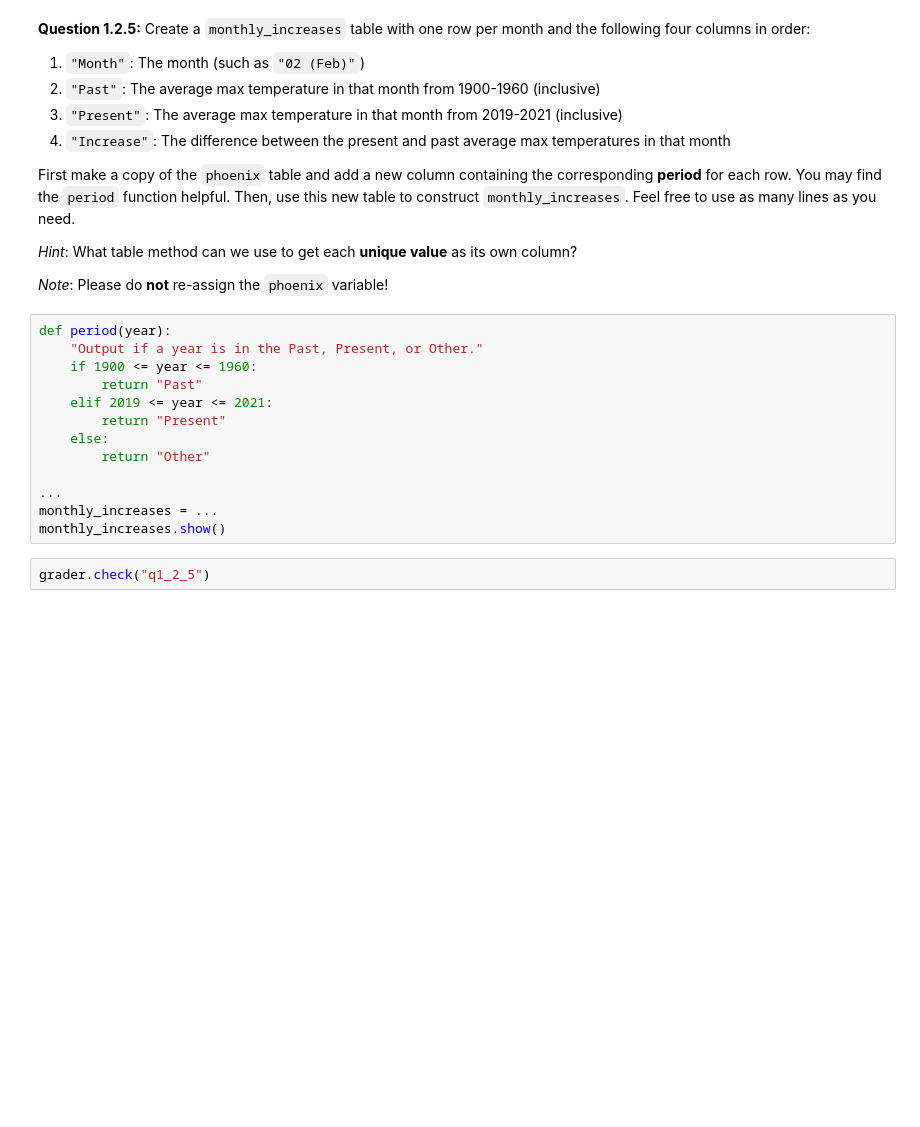
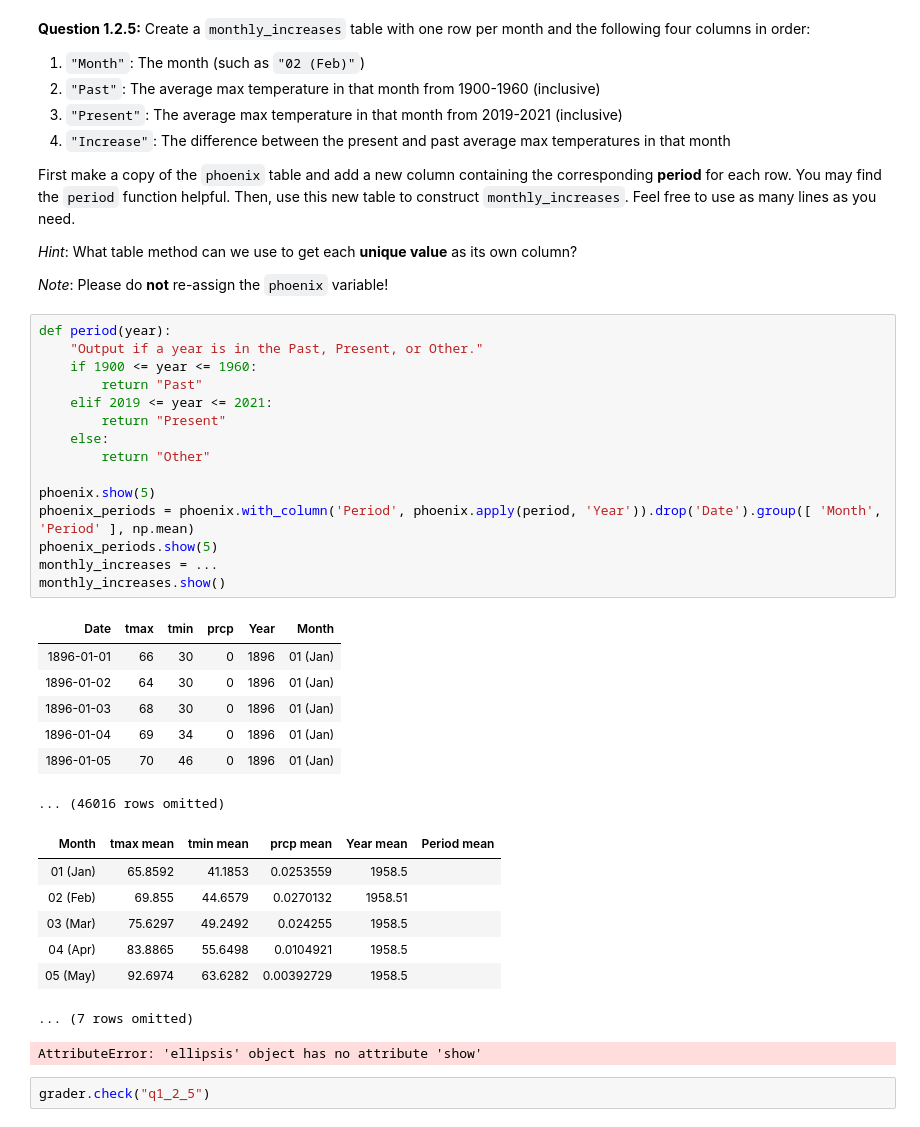
Before and after one commit to jaahay/CIS-124-HYA-CRN98243, a Jupyter notebook: project2_christie_hay.ipynb, the cells around one changed output. Cells and saved outputs as stored; diff of their text form; blank space fills up the shorter version.

```diff
--- a/project2_christie_hay.ipynb
+++ b/project2_christie_hay.ipynb
@@ -348,16 +354,34 @@ First make a copy of the `phoenix` table and add a new column containing the cor
 # %%
 def period(year):
     "Output if a year is in the Past, Present, or Other."
     if 1900 <= year <= 1960:
         return "Past"
     elif 2019 <= year <= 2021:
         return "Present"
     else:
         return "Other"
 
-...
+phoenix.show(5)
+phoenix_periods = phoenix.with_column('Period', phoenix.apply(period, 'Year')).drop('Date').group([ 'Month', 'Period' ], np.mean)
+phoenix_periods.show(5)
 monthly_increases = ...
 monthly_increases.show()
+# %% [output]
+| Date | tmax | tmin | prcp | Year | Month |
+| 1896-01-01 | 66 | 30 | 0 | 1896 | 01 (Jan) |
+| 1896-01-02 | 64 | 30 | 0 | 1896 | 01 (Jan) |
+| 1896-01-03 | 68 | 30 | 0 | 1896 | 01 (Jan) |
+| 1896-01-04 | 69 | 34 | 0 | 1896 | 01 (Jan) |
+| 1896-01-05 | 70 | 46 | 0 | 1896 | 01 (Jan) |
+... (46016 rows omitted)
+| Month | tmax mean | tmin mean | prcp mean | Year mean | Period mean |
+| 01 (Jan) | 65.8592 | 41.1853 | 0.0253559 | 1958.5 |  |
+| 02 (Feb) | 69.855 | 44.6579 | 0.0270132 | 1958.51 |  |
+| 03 (Mar) | 75.6297 | 49.2492 | 0.024255 | 1958.5 |  |
+| 04 (Apr) | 83.8865 | 55.6498 | 0.0104921 | 1958.5 |  |
+| 05 (May) | 92.6974 | 63.6282 | 0.00392729 | 1958.5 |  |
+... (7 rows omitted)
+AttributeError: 'ellipsis' object has no attribute 'show'
 # %%
 grader.check("q1_2_5")
 # %% [markdown]
```
Also changed, not shown: parts of 4 cells of this notebook.
